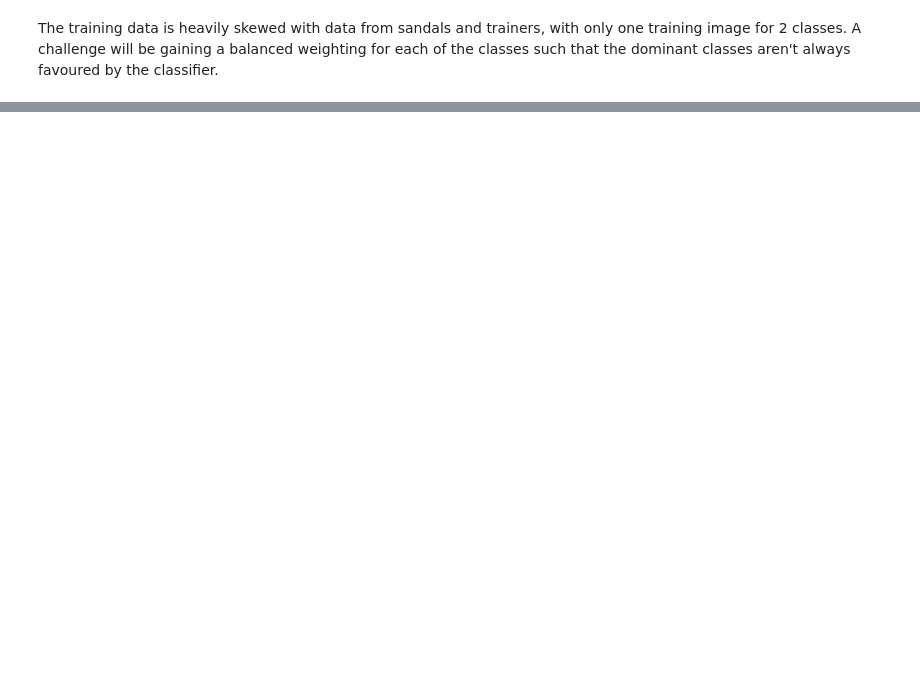
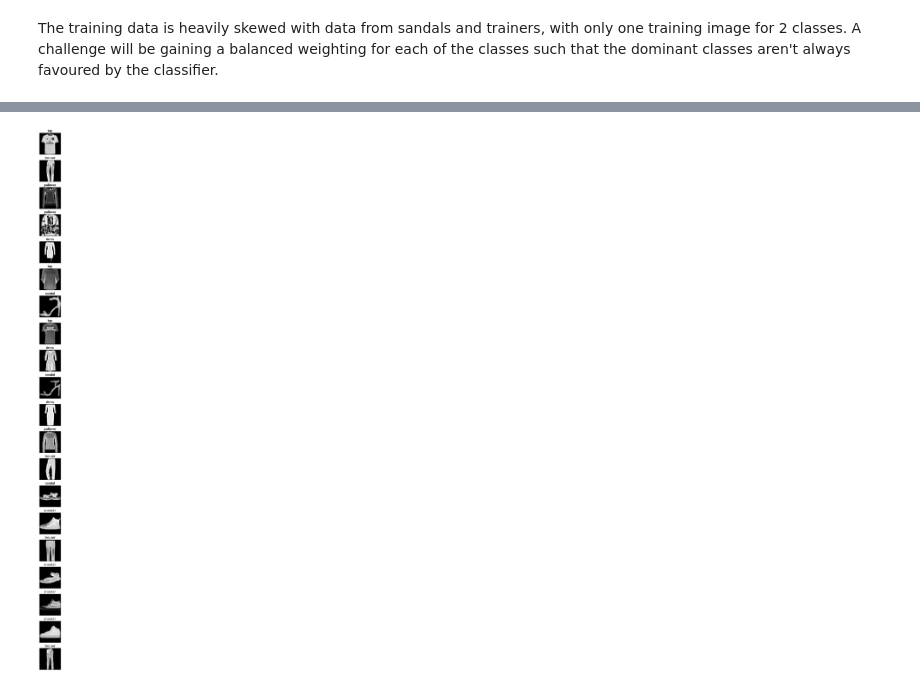
Before and after one commit to ratva/Multi-class-Image-Classification-for-Unbalanced-Fashion-Data, a Jupyter notebook: Problem1.ipynb, the cells around one changed output, grey strips where cells are left out. Cells and saved outputs as stored; diff of their text form; code cells hidden in the pictures; blank space fills up the shorter version.

```diff
--- a/Problem1.ipynb
+++ b/Problem1.ipynb
@@ -24,6 +25,8 @@ y is a dataframe of index, class_name and class_id
 
 x_tr, y_tr_df = load_data('x_train.csv', 'y_train.csv')
 x_va, y_va_df = load_data('x_valid.csv', 'y_valid.csv')
+x_te = load_data('x_test.csv', 'y_valid.csv')[0]
+
 
 for label, arr in [('train', x_tr), ('valid', x_va)]:
     print("Contents of %s_x.csv: arr of shape %s" % (
@@ -63,0 +119,8 @@ The training data is heavily skewed with data from sandals and trainers, with on
+# %%
+param_dist = dict(activation=['relu', 'logistic', 'identity', 'tanh'], learning_rate_init=np.logspace(-5, 5, 100), learning_rate = ['constant','adaptive'], hidden_layer_sizes=[(20,),(50,),(100,),(200,),(500,)])
+
+fashion_pipes = sklearn.pipeline.Pipeline([
+    ('rand_search', RandomizedSearchCV(sklearn.neural_network.MLPClassifier( solver='lbfgs', random_state = 0, shuffle=True, early_stopping = True), param_dist, scoring='balanced_accuracy', error_score='raise', random_state=0, return_train_score=True, n_iter=100, cv= my_splitter, n_jobs = -1))
+])
+
+fashion_pipes.fit(x_all, y_all_df['class_name'])
@@ -63,0 +171,12 @@ The training data is heavily skewed with data from sandals and trainers, with on
+# %%
+best_est_1 = fashion_pipes['rand_search'].best_estimator_
+
+pred_tr = best_est_1.predict(x_tr)
+pred_va = best_est_1.predict(x_va)
+pred_te = best_est_1.predict(x_te)
+
+
+print(pred_te)
+
+np.savetxt('yhat_test.txt', pred_te, delimiter='\n', fmt='%s')
+# sklearn.neural_network.MLPClassifier( solver='lbfgs', random_state = 0, shuffle=True, early_stopping = True)
@@ -63,0 +207,17 @@ The training data is heavily skewed with data from sandals and trainers, with on
+# %%
+# Plot test data
+x_te = load_data('x_test.csv', 'y_valid.csv')[0]
+
+fig, axgrid = plt.subplots(20, 1, figsize=(20*30, 40))
+
+for row_id in range(20):
+    ax = axgrid[row_id]
+    x_SS = x_te[row_id].reshape((28,28))
+    ax.imshow(x_SS, vmin=0, vmax=255, cmap='gray')
+    ax.set_xticks([]); ax.set_yticks([]);
+    label = pred_te[row_id]
+    ax.set_title(label, fontsize=16)
+plt.tight_layout();
+plt.show();
+# %% [output]
+[figure, added]
```
Also changed, not shown: parts of 12 cells of this notebook, 3 other files.
